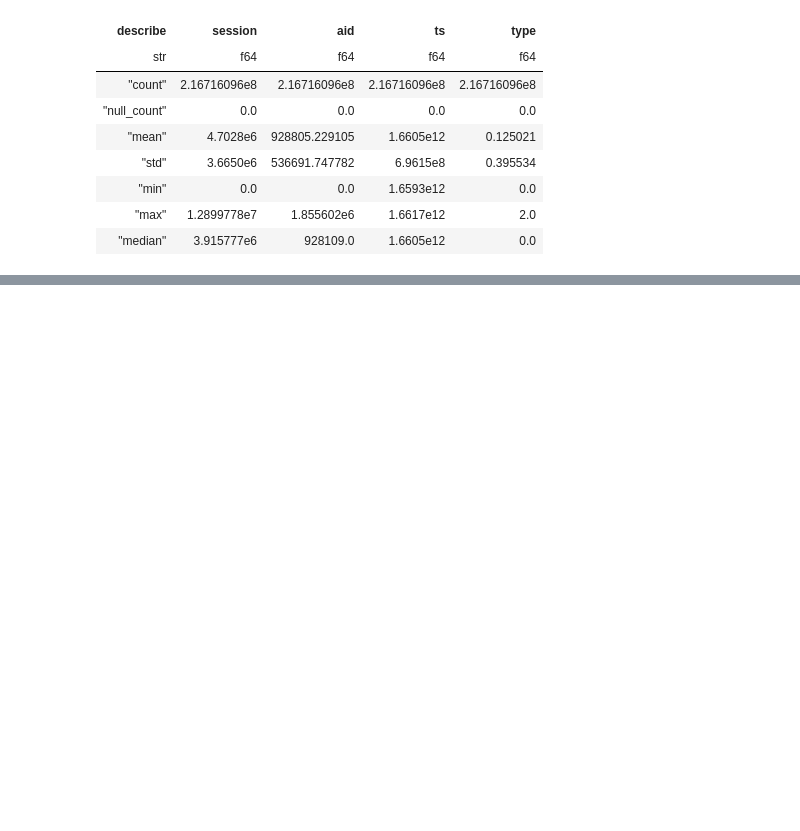
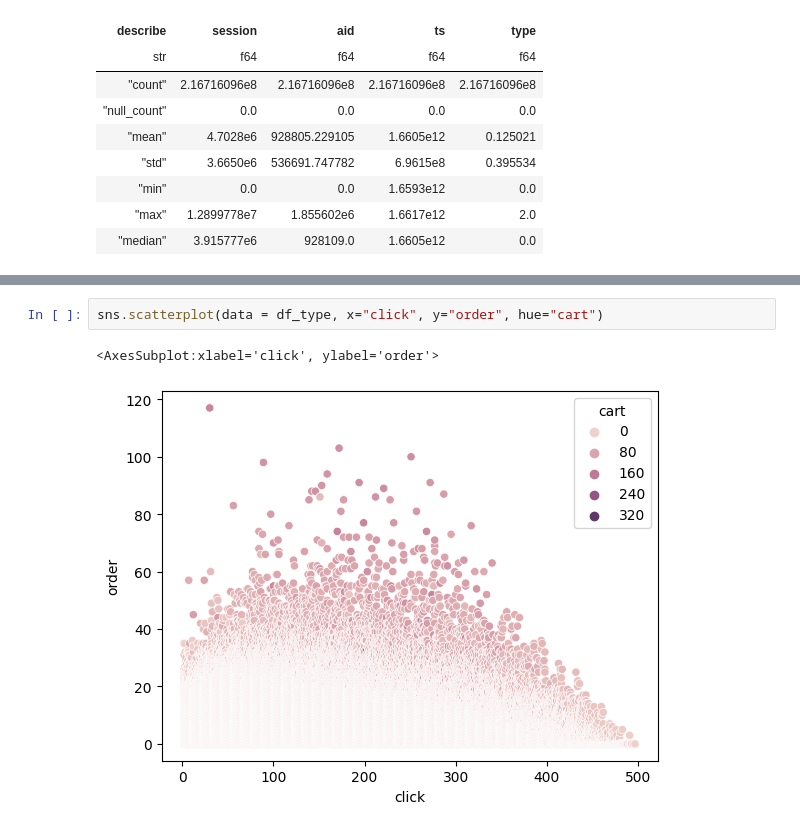
Before and after one commit to ReebalSami/Capstone-OTTO-Multi-Objective-Recommender-System, a Jupyter notebook: notebooks/EDA_1_parquet_read.ipynb, the cells around one changed output, grey strips where cells are left out. Drawn from its saved outputs; the diff is of its cells as text; blank space fills up the shorter version.

```diff
--- a/notebooks/EDA_1_parquet_read.ipynb
+++ b/notebooks/EDA_1_parquet_read.ipynb
@@ -96,0 +162,5 @@ shape: (7, 5)
+# %%
+sns.scatterplot(data = df_type, x="click", y="order", hue="cart")
+# %% [output]
+<AxesSubplot:xlabel='click', ylabel='order'>
+[figure, added]
```
Also changed, not shown: parts of 16 cells of this notebook.
